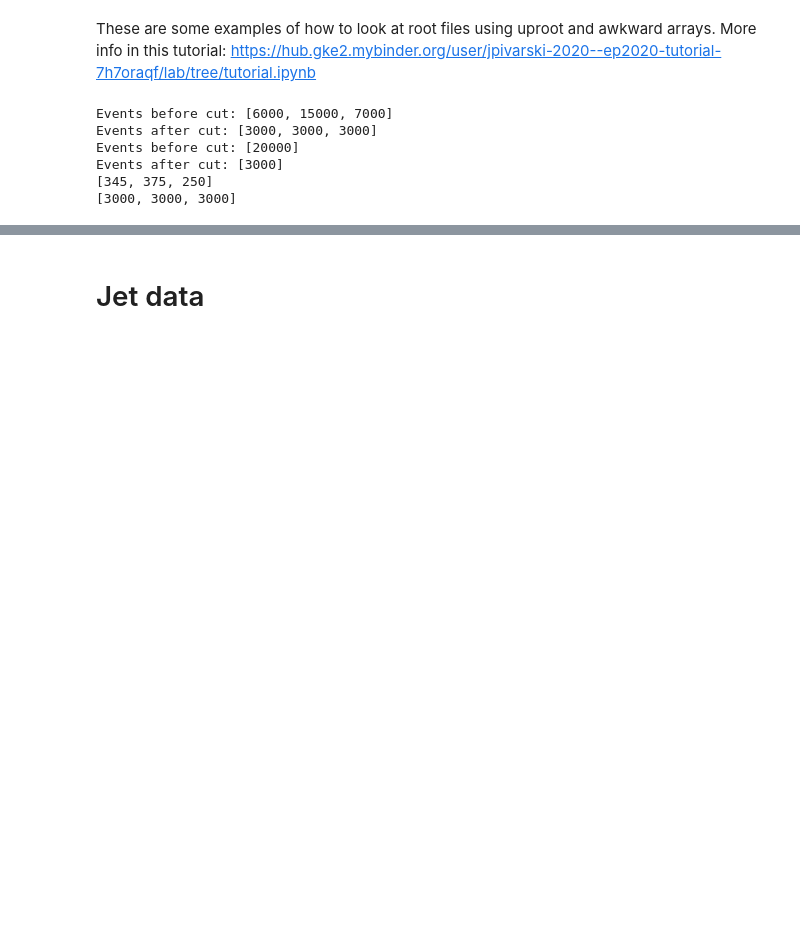
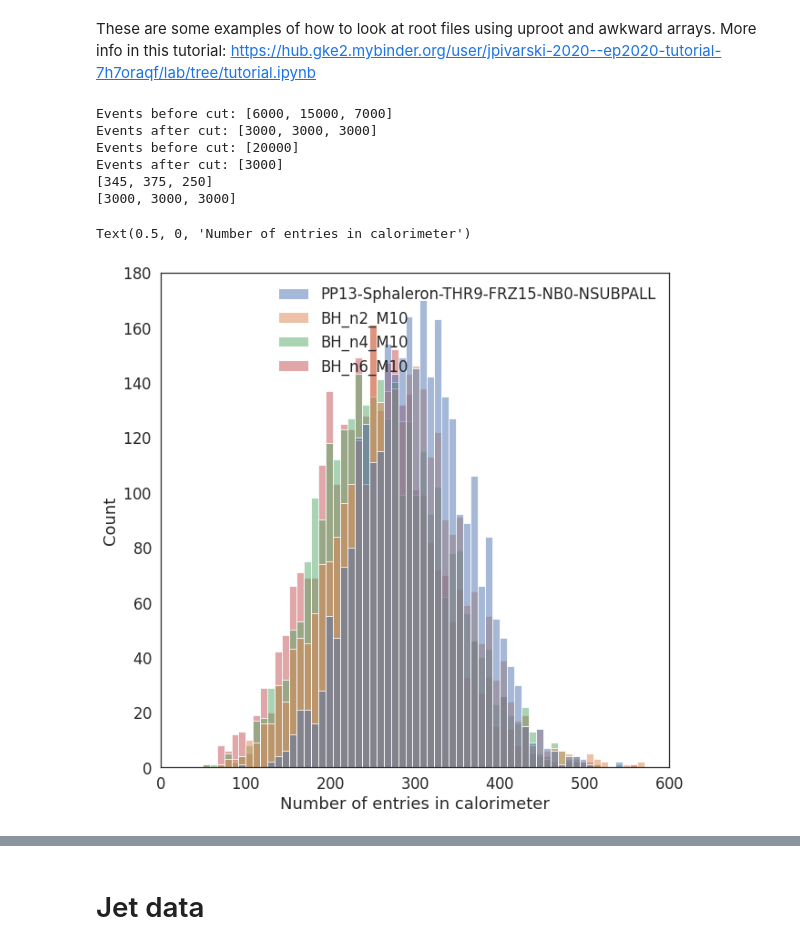
Before and after one commit to choisant/imcalML, a Jupyter notebook: notebooks/samples_analysis.ipynb, the cells around one changed output, grey strips where cells are left out. Cells and saved outputs as stored; diff of their text form; code cells hidden in the pictures; blank space fills up the shorter version.

```diff
--- a/notebooks/samples_analysis.ipynb
+++ b/notebooks/samples_analysis.ipynb
@@ -146,3 +146,14 @@ Events before cut: [20000]
 Events after cut: [3000]
 [345, 375, 250]
 [3000, 3000, 3000]
+# %%
+#How many calorimeter hits in each event?
+len_sph_clusters = [[len(item) for item in cluster["ET"]] for cluster in sph_clusters]
+len_bh_clusters = [[len(item) for item in cluster["ET"]] for cluster in BH_clusters]
+len_clusters = len_sph_clusters + len_bh_clusters
+fig, ax = plt.subplots(ncols=1, figsize=(10,10))
+sn.histplot(dict(zip(LABELS, len_clusters)), ax = ax, multiple="layer", stat="count")
+ax.set_xlabel("Number of entries in calorimeter")
+# %% [output]
+Text(0.5, 0, 'Number of entries in calorimeter')
+[figure, added]
```
Also changed, not shown: parts of 2 cells of this notebook, 42 other files.
